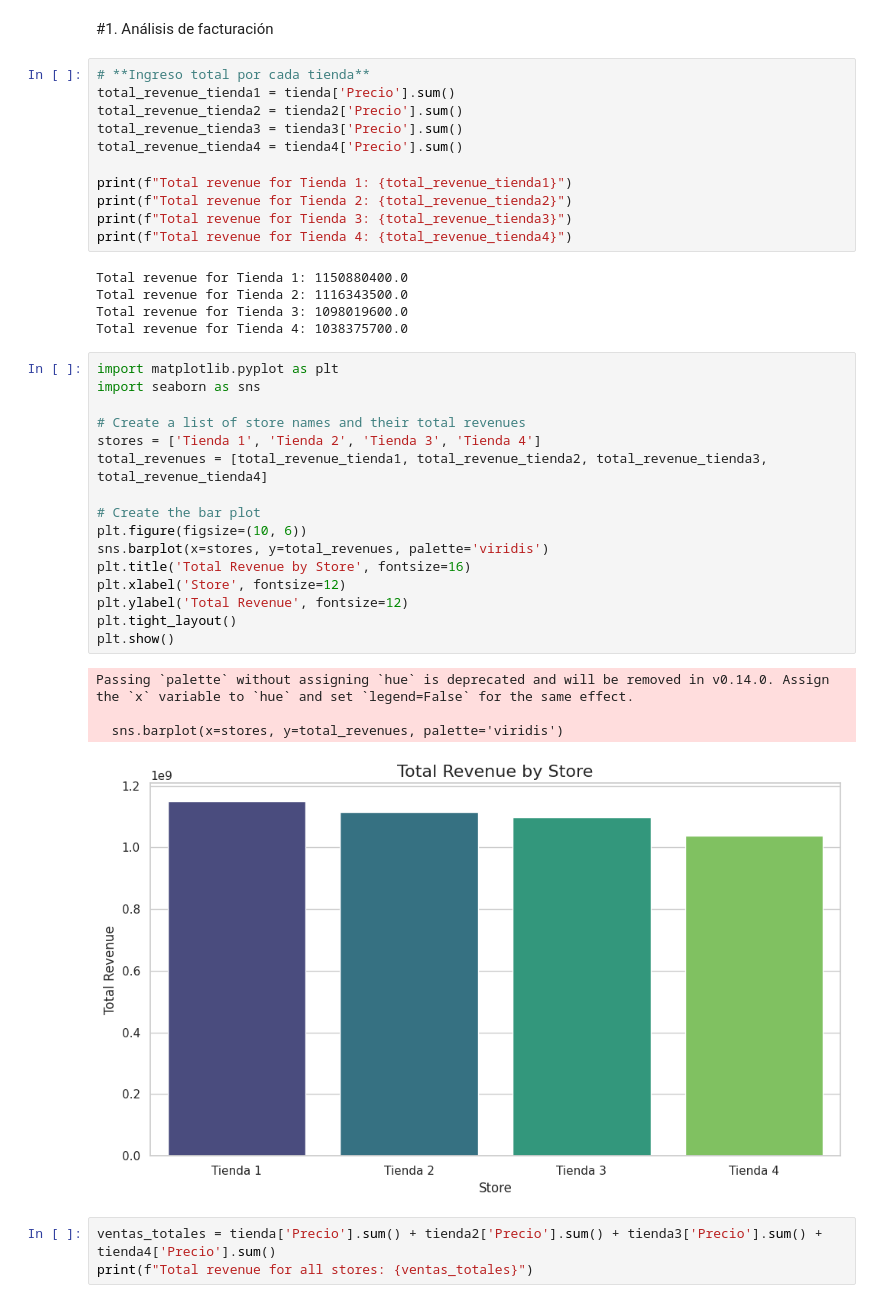
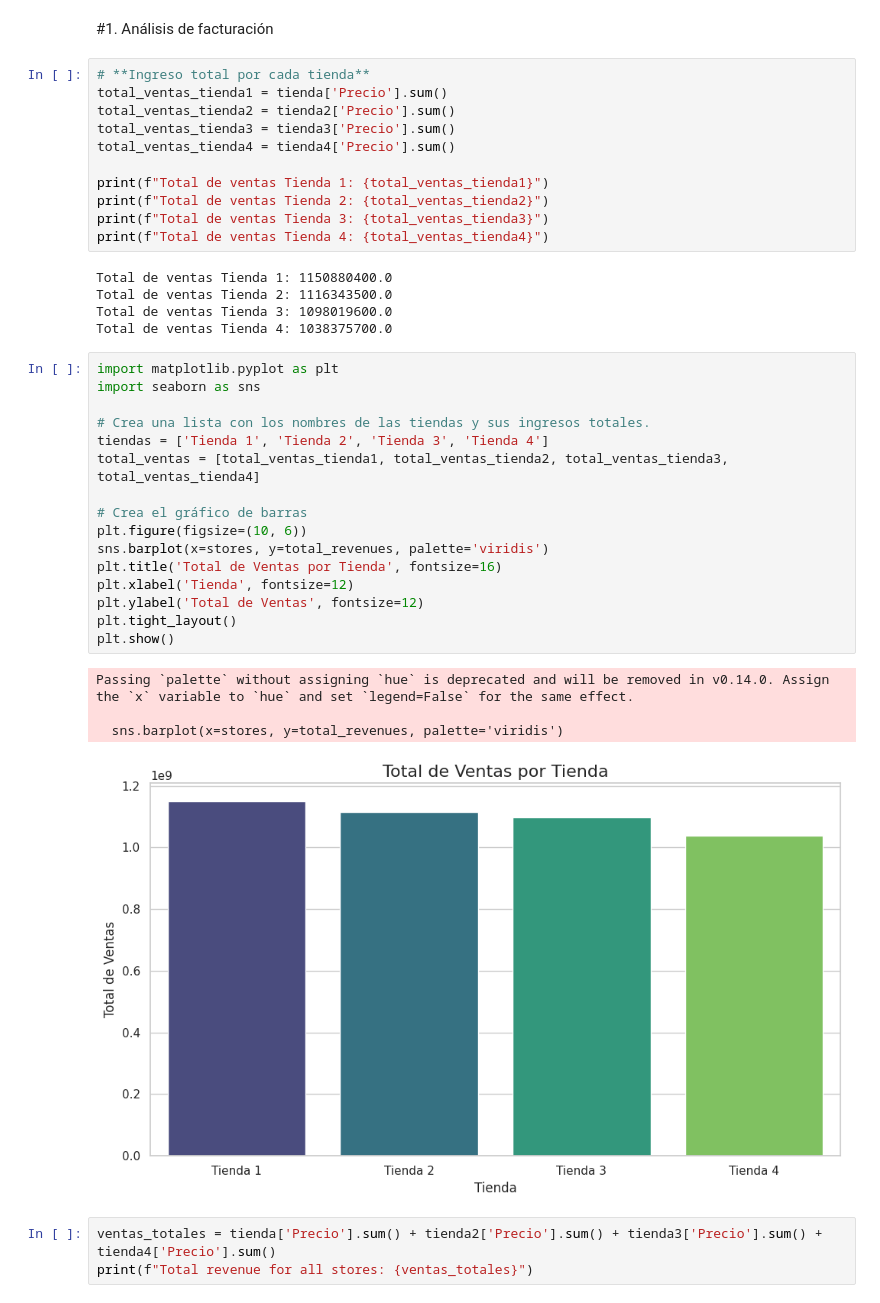
Before and after one commit to Socadan/challenge1-data-science-latam, a Jupyter notebook: AluraStoreLatam.ipynb, the cells around one changed output. Drawn from its saved outputs; the diff is of its cells as text.

```diff
--- a/AluraStoreLatam.ipynb
+++ b/AluraStoreLatam.ipynb
@@ -16,41 +16,41 @@ tienda4 = pd.read_csv(url4)
 #1. Análisis de facturación
 # %%
 # **Ingreso total por cada tienda**
-total_revenue_tienda1 = tienda['Precio'].sum()
-total_revenue_tienda2 = tienda2['Precio'].sum()
-total_revenue_tienda3 = tienda3['Precio'].sum()
-total_revenue_tienda4 = tienda4['Precio'].sum()
+total_ventas_tienda1 = tienda['Precio'].sum()
+total_ventas_tienda2 = tienda2['Precio'].sum()
+total_ventas_tienda3 = tienda3['Precio'].sum()
+total_ventas_tienda4 = tienda4['Precio'].sum()
 
-print(f"Total revenue for Tienda 1: {total_revenue_tienda1}")
-print(f"Total revenue for Tienda 2: {total_revenue_tienda2}")
-print(f"Total revenue for Tienda 3: {total_revenue_tienda3}")
-print(f"Total revenue for Tienda 4: {total_revenue_tienda4}")
+print(f"Total de ventas Tienda 1: {total_ventas_tienda1}")
+print(f"Total de ventas Tienda 2: {total_ventas_tienda2}")
+print(f"Total de ventas Tienda 3: {total_ventas_tienda3}")
+print(f"Total de ventas Tienda 4: {total_ventas_tienda4}")
 # %% [output]
-Total revenue for Tienda 1: 1150880400.0
-Total revenue for Tienda 2: 1116343500.0
-Total revenue for Tienda 3: 1098019600.0
-Total revenue for Tienda 4: 1038375700.0
+Total de ventas Tienda 1: 1150880400.0
+Total de ventas Tienda 2: 1116343500.0
+Total de ventas Tienda 3: 1098019600.0
+Total de ventas Tienda 4: 1038375700.0
 # %%
 import matplotlib.pyplot as plt
 import seaborn as sns
 
-# Create a list of store names and their total revenues
-stores = ['Tienda 1', 'Tienda 2', 'Tienda 3', 'Tienda 4']
-total_revenues = [total_revenue_tienda1, total_revenue_tienda2, total_revenue_tienda3, total_revenue_tienda4]
+# Crea una lista con los nombres de las tiendas y sus ingresos totales.
+tiendas = ['Tienda 1', 'Tienda 2', 'Tienda 3', 'Tienda 4']
+total_ventas = [total_ventas_tienda1, total_ventas_tienda2, total_ventas_tienda3, total_ventas_tienda4]
 
-# Create the bar plot
+# Crea el gráfico de barras
 plt.figure(figsize=(10, 6))
 sns.barplot(x=stores, y=total_revenues, palette='viridis')
-plt.title('Total Revenue by Store', fontsize=16)
-plt.xlabel('Store', fontsize=12)
-plt.ylabel('Total Revenue', fontsize=12)
+plt.title('Total de Ventas por Tienda', fontsize=16)
+plt.xlabel('Tienda', fontsize=12)
+plt.ylabel('Total de Ventas', fontsize=12)
 plt.tight_layout()
 plt.show()
 # %% [output]
 Passing `palette` without assigning `hue` is deprecated and will be removed in v0.14.0. Assign the `x` variable to `hue` and set `legend=False` for the same effect.
 
   sns.barplot(x=stores, y=total_revenues, palette='viridis')
-[figure, old version]
+[figure, new version]
 # %%
 ventas_totales = tienda['Precio'].sum() + tienda2['Precio'].sum() + tienda3['Precio'].sum() + tienda4['Precio'].sum()
 print(f"Total revenue for all stores: {ventas_totales}")
```
Also changed, not shown: parts of 16 cells of this notebook.
